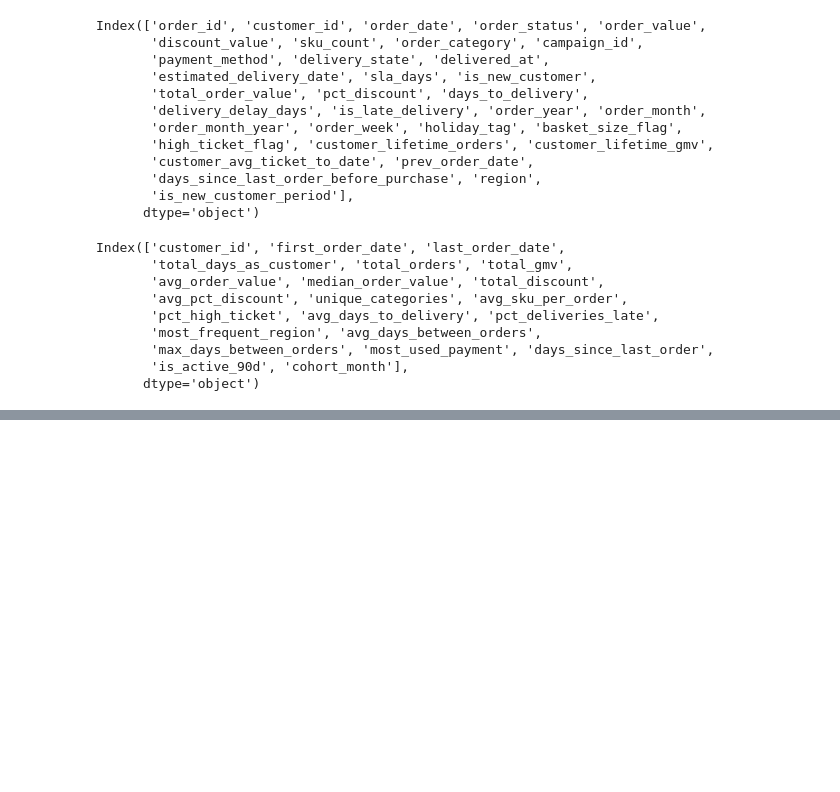
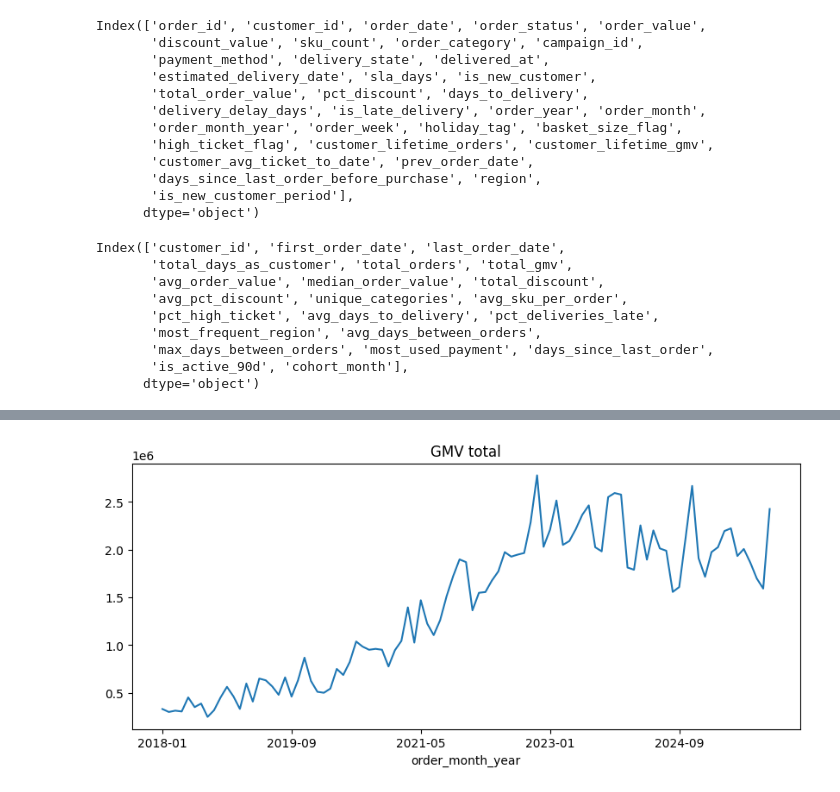
Before and after one commit to rocketseat-education/data-analytics, a Jupyter notebook: python_desafio_shoply/desafio_de_dados_shoply.ipynb, the cells around one changed output, grey strips where cells are left out. Cells and saved outputs as stored; diff of their text form; code cells hidden in the pictures; blank space fills up the shorter version.

```diff
--- a/python_desafio_shoply/desafio_de_dados_shoply.ipynb
+++ b/python_desafio_shoply/desafio_de_dados_shoply.ipynb
@@ -1509,0 +1714,10 @@ customers.to_excel("customers_features.xlsx")
+# %%
+# =============================
+# Plot geral do GMV
+# =============================
+plt.style.use("default")
+
+diagnostic["total_gmv"].plot(kind="line", figsize=(10,4), title="GMV total")
+plt.show()
+# %% [output]
+[figure, added]
```
Also changed, not shown: parts of 28 cells of this notebook.
